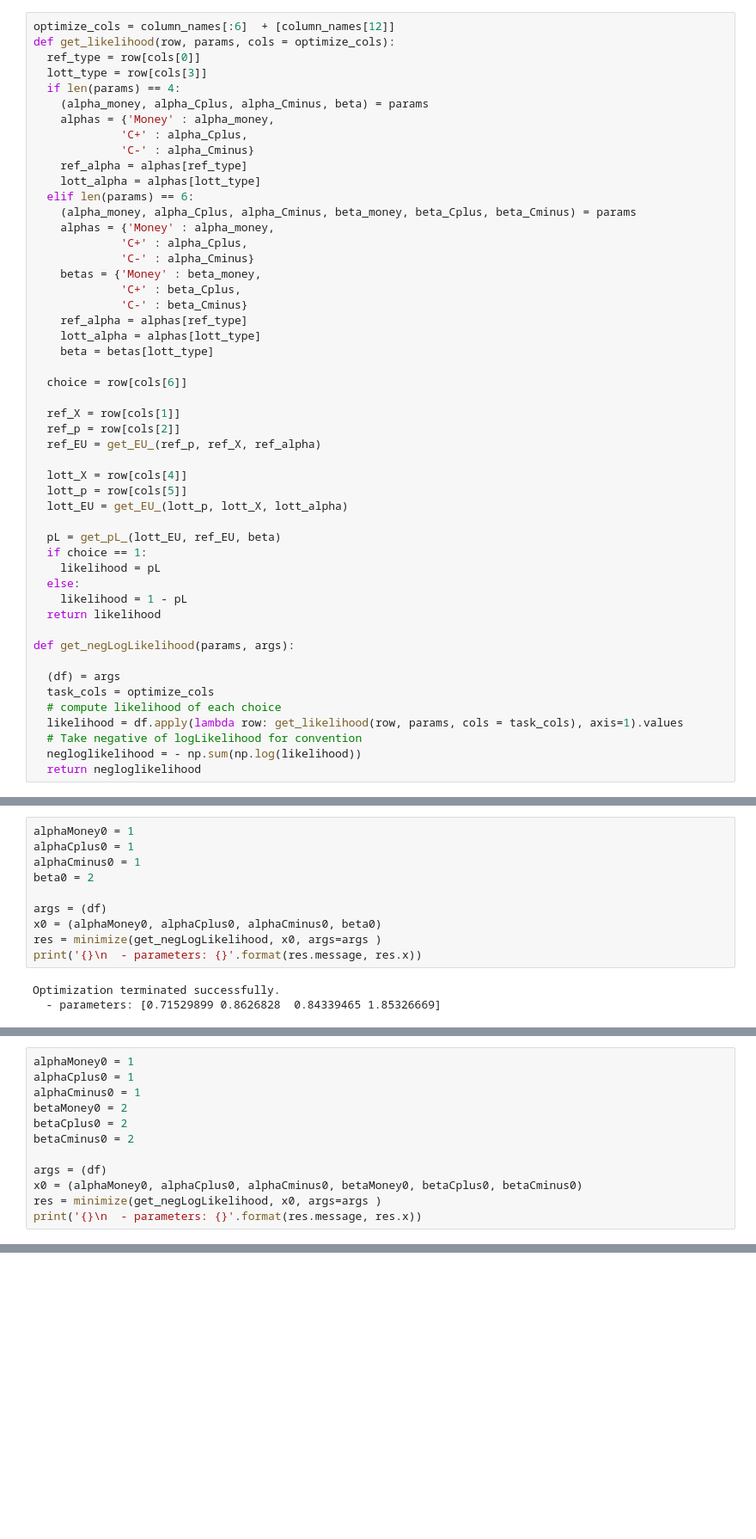
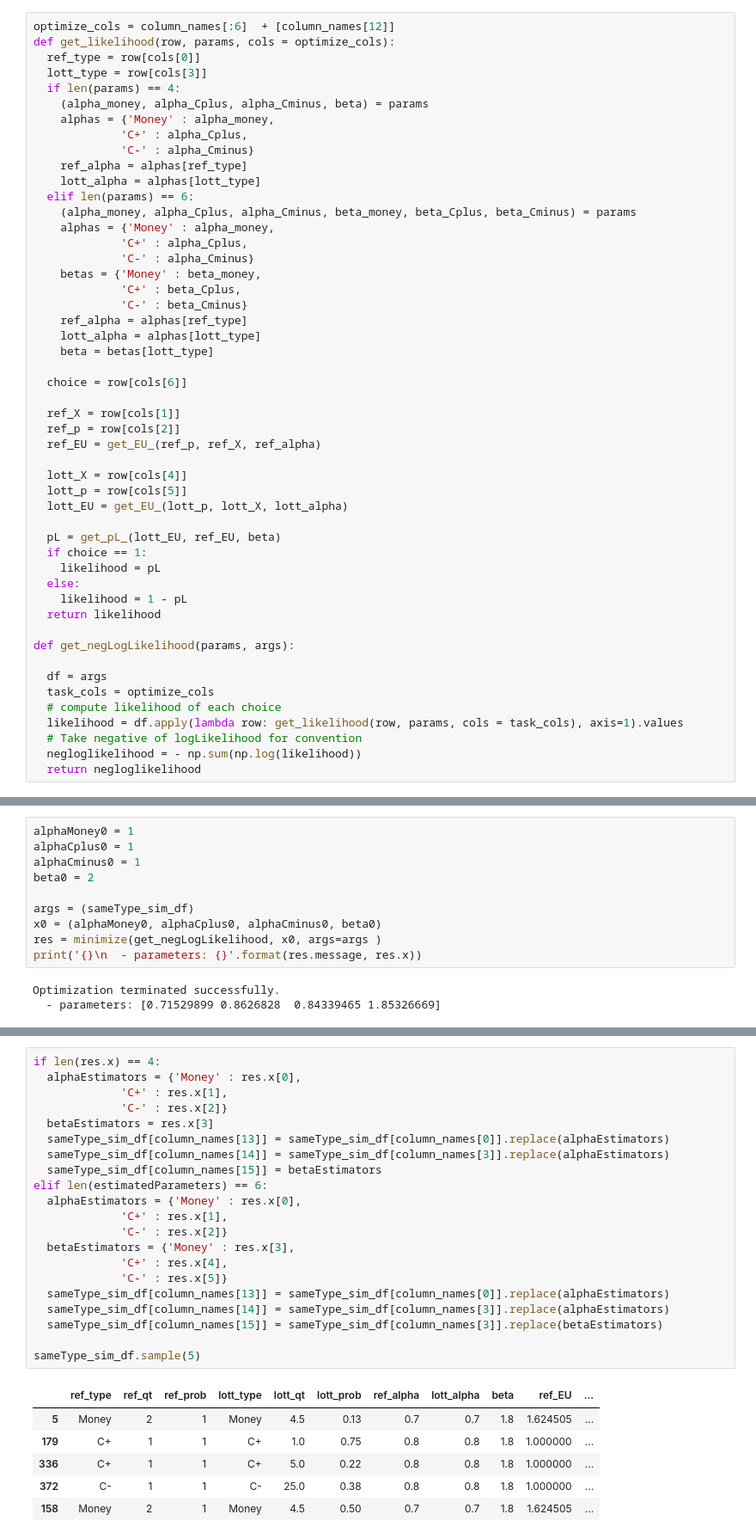
Before and after one commit to ffviana/NUTRECON, a Jupyter notebook: Simulation/NUTRECON_simulation.ipynb, the cells around one changed output, grey strips where cells are left out. Shown: that part at 86% size. Drawn from its saved outputs; the diff is of its cells as text; blank space fills up the shorter version.

```diff
--- a/Simulation/NUTRECON_simulation.ipynb
+++ b/Simulation/NUTRECON_simulation.ipynb
@@ -254,7 +269,7 @@ def get_likelihood(row, params, cols = optimize_cols):
 
 def get_negLogLikelihood(params, args):
 
-  (df) = args
+  df = args
   task_cols = optimize_cols
   # compute likelihood of each choice
   likelihood = df.apply(lambda row: get_likelihood(row, params, cols = task_cols), axis=1).values
@@ -269,7 +284,7 @@ alphaCplus0 = 1
 alphaCminus0 = 1
 beta0 = 2
 
-args = (df)
+args = (sameType_sim_df)
 x0 = (alphaMoney0, alphaCplus0, alphaCminus0, beta0)
 res = minimize(get_negLogLikelihood, x0, args=args )
 print('{}\n  - parameters: {}'.format(res.message, res.x))
@@ -281,12 +293,0 @@ Optimization terminated successfully.
-# %%
-alphaMoney0 = 1
-alphaCplus0 = 1
-alphaCminus0 = 1
-betaMoney0 = 2
-betaCplus0 = 2
-betaCminus0 = 2
-
-args = (df)
-x0 = (alphaMoney0, alphaCplus0, alphaCminus0, betaMoney0, betaCplus0, betaCminus0)
-res = minimize(get_negLogLikelihood, x0, args=args )
-print('{}\n  - parameters: {}'.format(res.message, res.x))
@@ -308,0 +312,28 @@ yogiCminus_alpha = 0.3
+# %%
+if len(res.x) == 4:
+  alphaEstimators = {'Money' : res.x[0],
+             'C+' : res.x[1],
+             'C-' : res.x[2]}
+  betaEstimators = res.x[3]
+  sameType_sim_df[column_names[13]] = sameType_sim_df[column_names[0]].replace(alphaEstimators)
+  sameType_sim_df[column_names[14]] = sameType_sim_df[column_names[3]].replace(alphaEstimators)
+  sameType_sim_df[column_names[15]] = betaEstimators
+elif len(estimatedParameters) == 6:
+  alphaEstimators = {'Money' : res.x[0],
+             'C+' : res.x[1],
+             'C-' : res.x[2]}
+  betaEstimators = {'Money' : res.x[3],
+             'C+' : res.x[4],
+             'C-' : res.x[5]}
+  sameType_sim_df[column_names[13]] = sameType_sim_df[column_names[0]].replace(alphaEstimators)
+  sameType_sim_df[column_names[14]] = sameType_sim_df[column_names[3]].replace(alphaEstimators)
+  sameType_sim_df[column_names[15]] = sameType_sim_df[column_names[3]].replace(betaEstimators)
+
+sameType_sim_df.sample(5)
+# %% [output]
+|  | ref_type | ref_qt | ref_prob | lott_type | lott_qt | lott_prob | ref_alpha | lott_alpha | beta | ref_EU | ... |
+| 5 | Money | 2 | 1 | Money | 4.5 | 0.13 | 0.7 | 0.7 | 1.8 | 1.624505 | ... |
+| 179 | C+ | 1 | 1 | C+ | 1.0 | 0.75 | 0.8 | 0.8 | 1.8 | 1.000000 | ... |
+| 336 | C+ | 1 | 1 | C+ | 5.0 | 0.22 | 0.8 | 0.8 | 1.8 | 1.000000 | ... |
+| 372 | C- | 1 | 1 | C- | 25.0 | 0.38 | 0.8 | 0.8 | 1.8 | 1.000000 | ... |
+| 158 | Money | 2 | 1 | Money | 4.5 | 0.50 | 0.7 | 0.7 | 1.8 | 1.624505 | ... |
```
Also changed, not shown: parts of 27 cells of this notebook.
